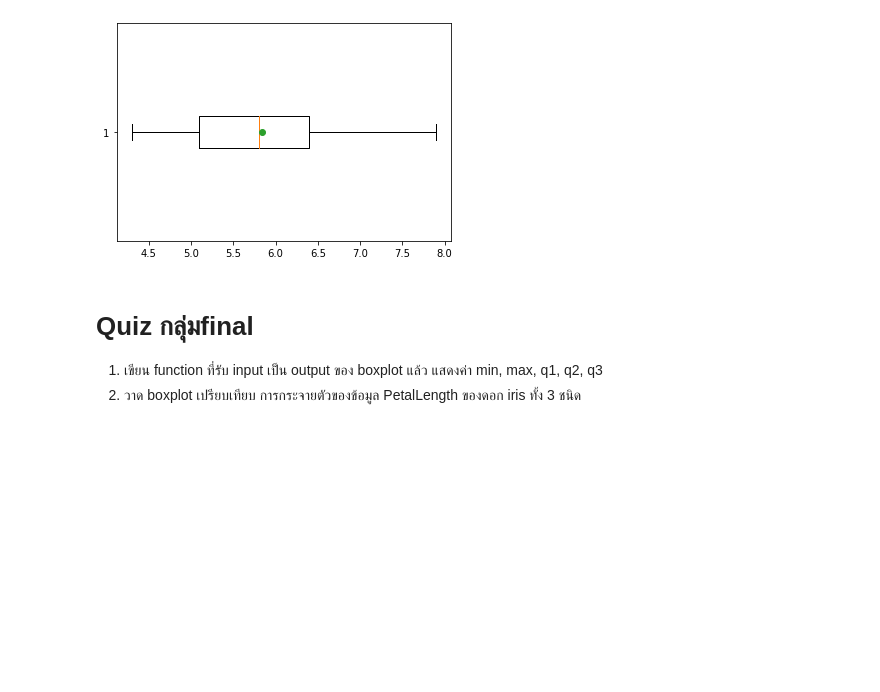
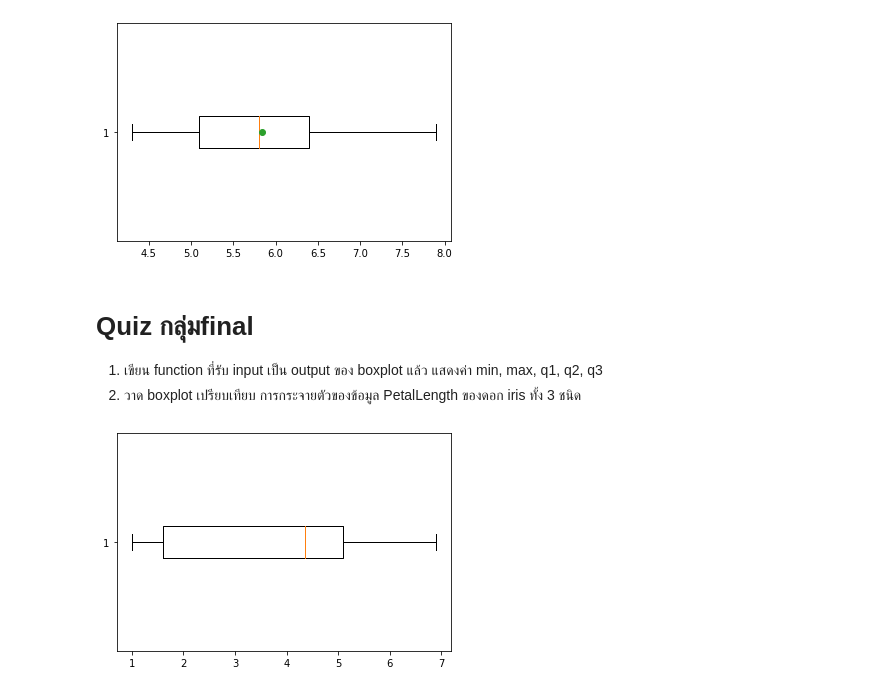
Before and after one commit to Thitichaya2000/data_viz_2022, a Jupyter notebook: DataViz02_Data_Distribution_.ipynb, the cells around one changed output. Cells and saved outputs as stored; diff of their text form; code cells hidden in the pictures; blank space fills up the shorter version.

```diff
--- a/DataViz02_Data_Distribution_.ipynb
+++ b/DataViz02_Data_Distribution_.ipynb
@@ -292,0 +311,4 @@ plt.boxplot(df['SepalLength'],vert=False,showmeans=True,meanprops={'marker':'o'}
+# %%
+ybp_bp = plt.boxplot(df['PetalLength'],vert=False)
+# %% [output]
+[figure, added]
```
Also changed, not shown: parts of 1 cell of this notebook.
